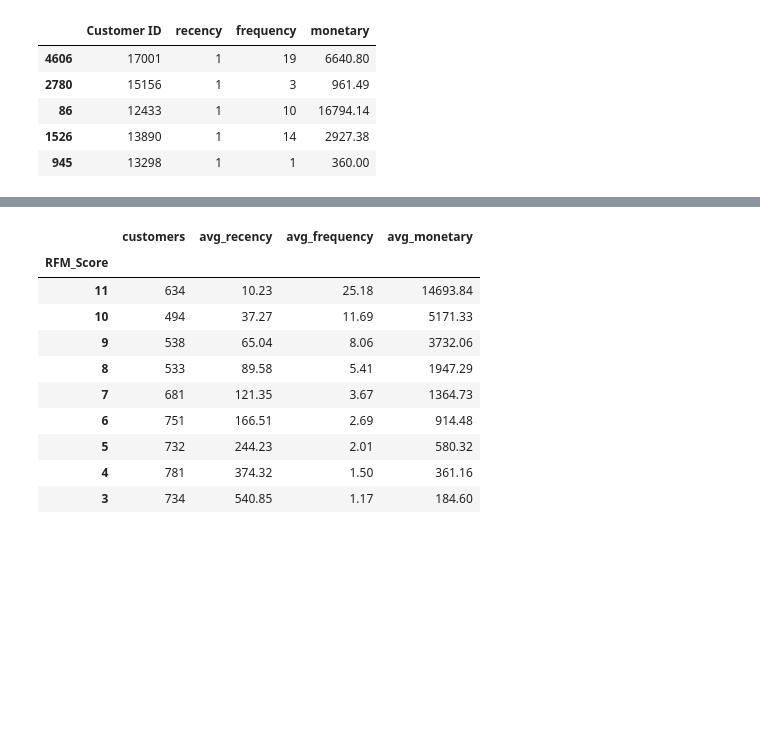
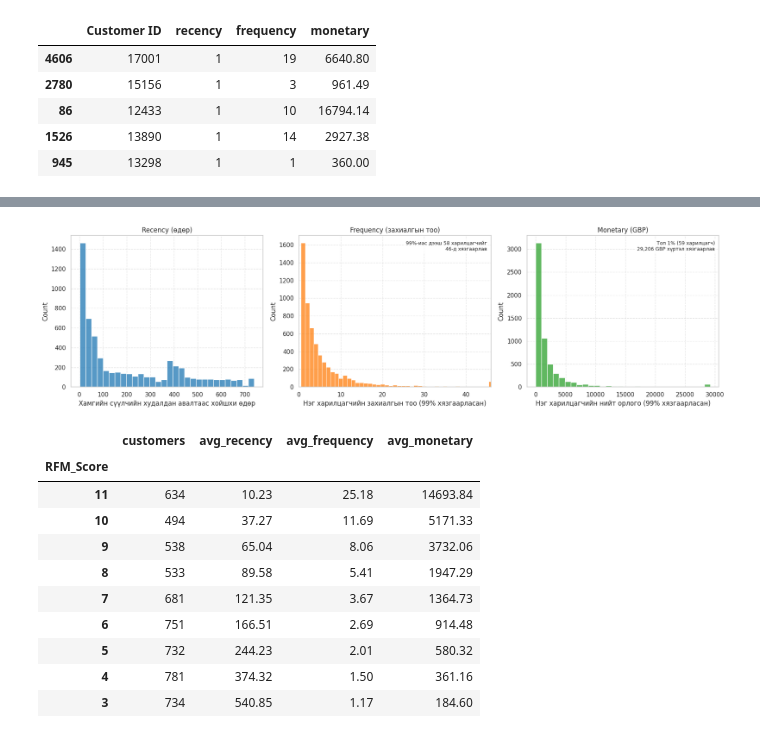
Before and after one commit to bokuwaitgel/mcs, a Jupyter notebook: mcs_task.ipynb, the cells around one changed output, grey strips where cells are left out. Saved outputs shown, nothing was run; the diff lists cells and outputs as text; code cells hidden in the pictures; blank space fills up the shorter version.

```diff
--- a/mcs_task.ipynb
+++ b/mcs_task.ipynb
@@ -267,3 +264,48 @@ plt.show()
+# %%
+output_dir = Path("figures")
+output_dir.mkdir(exist_ok=True)
+fig, axes = plt.subplots(1, 3, figsize=(18, 5))
+
+# Recency
+sns.histplot(rfm_df["recency"], bins=30, ax=axes[0], color="#1f77b4")
+axes[0].set_title("Recency (өдөр)")
+axes[0].set_xlabel("Хамгийн сүүлчийн худалдан авалтаас хойшхи өдөр")
+axes[0].grid(True, linestyle="--", alpha=0.5)
+
+# Frequency — discrete binning, cap at 99-р перцентиль
+freq_series = rfm_df["frequency"].dropna()
+freq_p99 = freq_series.quantile(0.99)
+freq_clipped = freq_series.clip(upper=freq_p99).astype(int)
+sns.histplot(freq_clipped, binwidth=1, ax=axes[1], color="#ff7f0e", discrete=True)
+axes[1].set_title("Frequency (захиалгын тоо)")
+axes[1].set_xlabel("Нэг харилцагчийн захиалгын тоо (99% хязгаарласан)")
+axes[1].set_xlim(0, max(freq_clipped.max(), 5))
+axes[1].grid(True, linestyle="--", alpha=0.5)
+axes[1].annotate(
+    f"99%-иас дээш {int((freq_series > freq_p99).sum())} харилцагчийг\n{freq_p99:.0f}-д хязгаарлав",
+    xy=(0.98, 0.9), xycoords="axes fraction", ha="right", fontsize=9,
+    bbox=dict(boxstyle="round", fc="white", alpha=0.7)
+    )
+
+# Monetary — cap at 99-р перцентиль
+monetary_series = rfm_df["monetary"].dropna()
+monetary_p99 = monetary_series.quantile(0.99)
+monetary_clipped = monetary_series.clip(upper=monetary_p99)
+sns.histplot(monetary_clipped, bins=30, ax=axes[2], color="#2ca02c")
+axes[2].set_title("Monetary (GBP)")
+axes[2].set_xlabel("Нэг харилцагчийн нийт орлого (99% хязгаарласан)")
+axes[2].grid(True, linestyle="--", alpha=0.5)
+axes[2].annotate(
+    f"Топ 1% ({int((monetary_series > monetary_p99).sum())} харилцагч)\n{monetary_p99:,.0f} GBP хүртэл хязгаарлав",
+    xy=(0.98, 0.9), xycoords="axes fraction", ha="right", fontsize=9,
+    bbox=dict(boxstyle="round", fc="white", alpha=0.7)
+    )
+
+plt.tight_layout()
+fig.savefig(output_dir / "rfm_distribution_99.png", dpi=300, bbox_inches="tight")
+plt.show()
+# %% [output]
+[figure, added]
 # %%
 # RFM онооны дагуу сегмент гаргах
 rfm_scored = rfm_df.copy()
```
Also changed, not shown: parts of 13 cells of this notebook, 14 other files.
